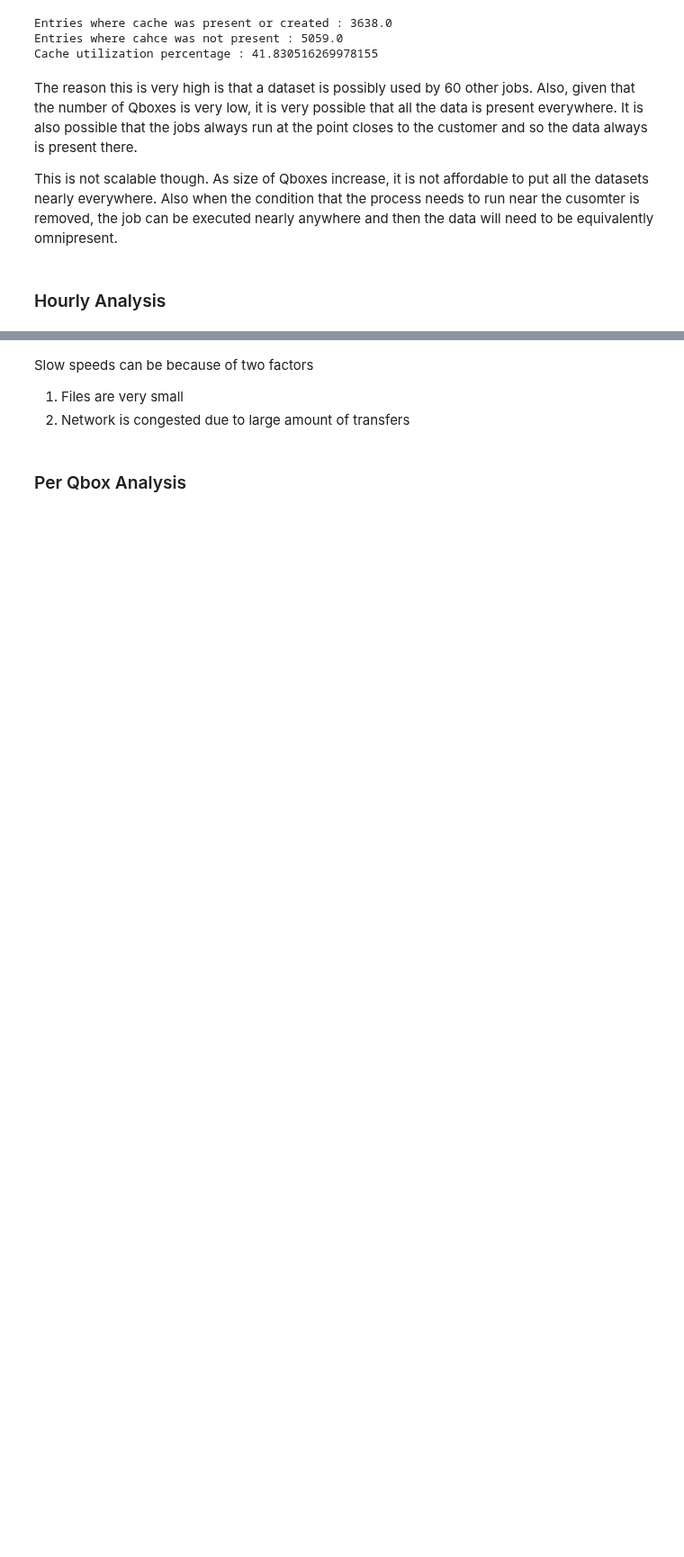
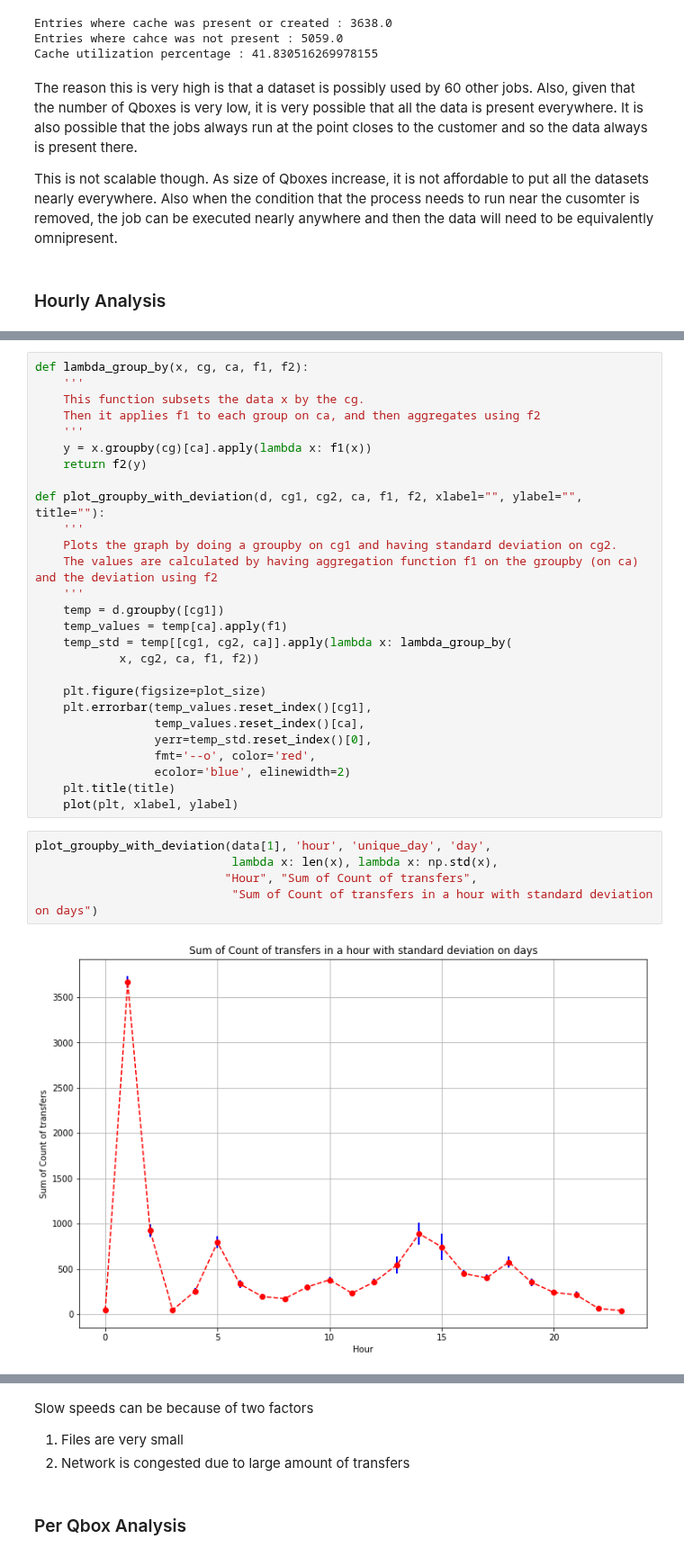
Before and after one commit to AdwaitB/greco-notes, a Jupyter notebook: infra/Analysis_full.ipynb, the cells around one changed output, grey strips where cells are left out. Shown at 90% size. Drawn from its saved outputs; the diff is of its cells as text; blank space fills up the shorter version.

```diff
--- a/infra/Analysis_full.ipynb
+++ b/infra/Analysis_full.ipynb
@@ -501,0 +491,34 @@ plot(plt, "Hour", "Mean of Log10 of Speed")
+# %%
+def lambda_group_by(x, cg, ca, f1, f2):
+    '''
+    This function subsets the data x by the cg.
+    Then it applies f1 to each group on ca, and then aggregates using f2
+    '''
+    y = x.groupby(cg)[ca].apply(lambda x: f1(x))
+    return f2(y)
+
+def plot_groupby_with_deviation(d, cg1, cg2, ca, f1, f2, xlabel="", ylabel="", title=""):
+    '''
+    Plots the graph by doing a groupby on cg1 and having standard deviation on cg2.
+    The values are calculated by having aggregation function f1 on the groupby (on ca) and the deviation using f2
+    '''
+    temp = d.groupby([cg1])
+    temp_values = temp[ca].apply(f1)
+    temp_std = temp[[cg1, cg2, ca]].apply(lambda x: lambda_group_by(
+            x, cg2, ca, f1, f2))
+
+    plt.figure(figsize=plot_size)
+    plt.errorbar(temp_values.reset_index()[cg1],
+                 temp_values.reset_index()[ca],
+                 yerr=temp_std.reset_index()[0],
+                 fmt='--o', color='red',
+                 ecolor='blue', elinewidth=2)
+    plt.title(title)
+    plot(plt, xlabel, ylabel)
+# %%
+plot_groupby_with_deviation(data[1], 'hour', 'unique_day', 'day',
+                            lambda x: len(x), lambda x: np.std(x),
+                           "Hour", "Sum of Count of transfers",
+                            "Sum of Count of transfers in a hour with standard deviation on days")
+# %% [output]
+[figure, added]
```
Also changed, not shown: parts of 20 cells of this notebook, 1 other file.
